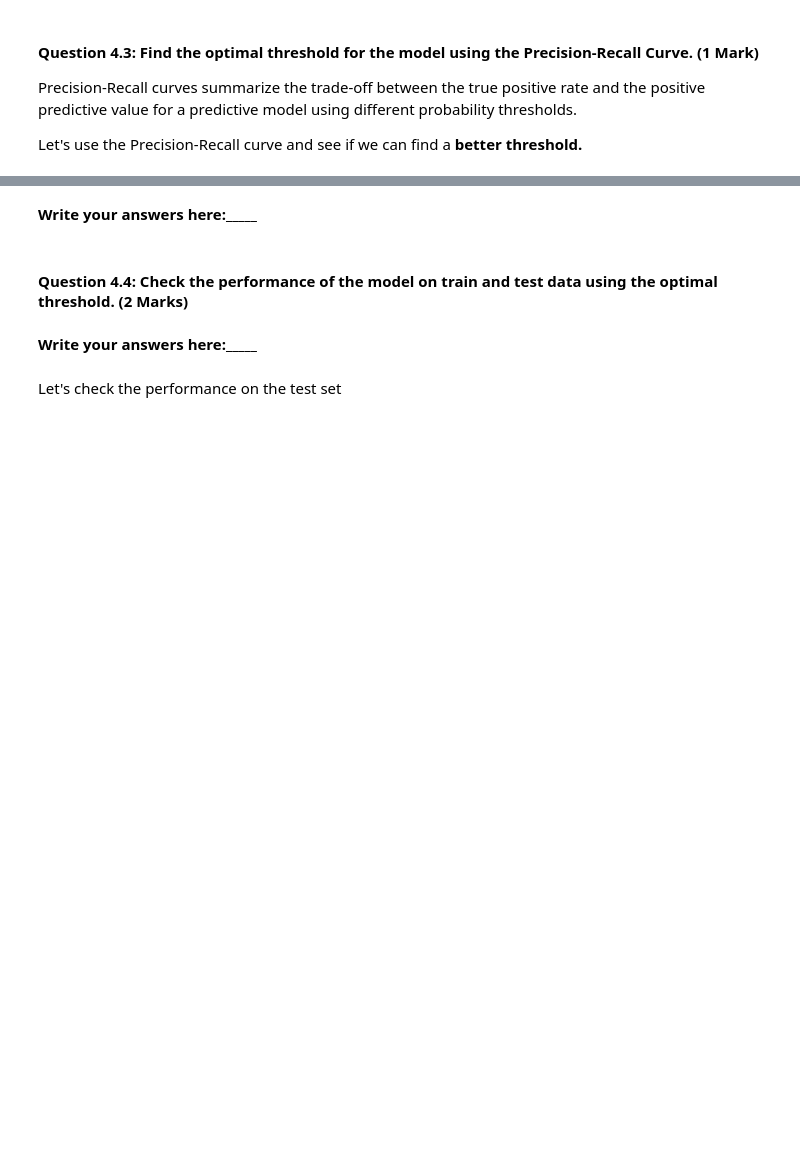
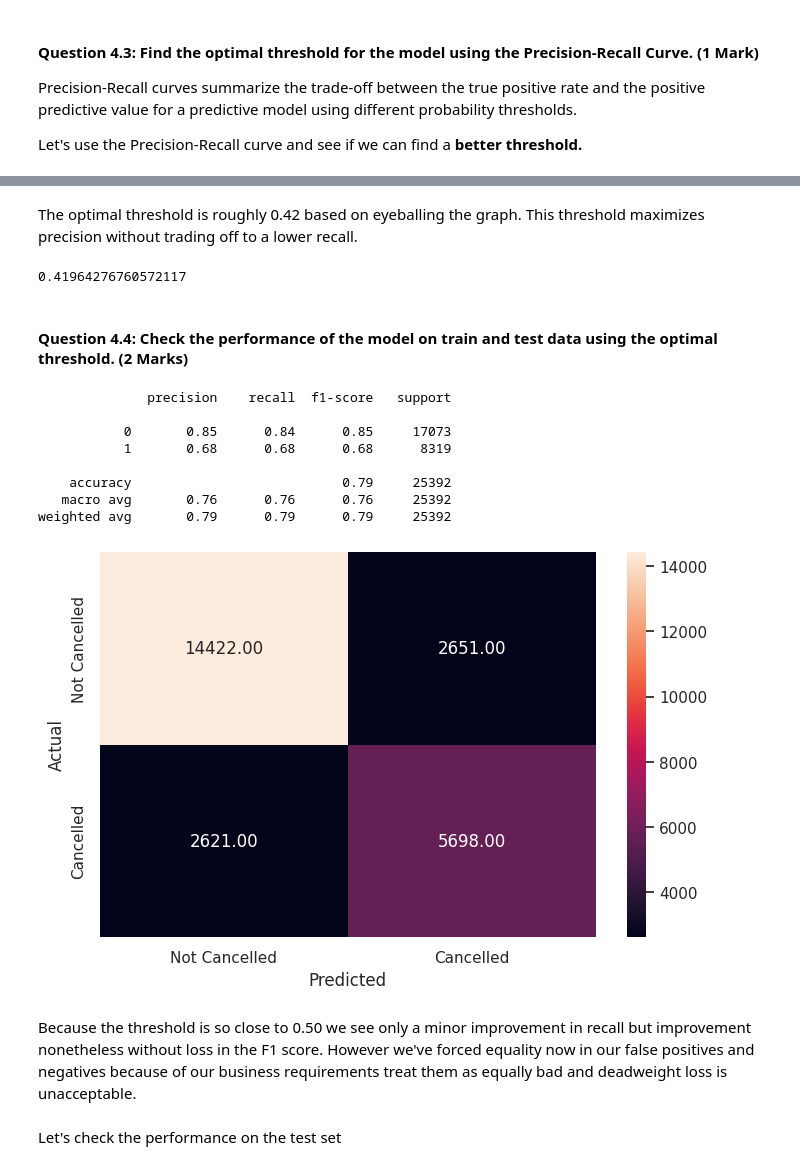
Before and after one commit to rbarrimond/great-learning, a Jupyter notebook: week-5-classification-and-hypothesis-testing/CHT_Graded_Project_Learner_Notebook.ipynb, the cells around one changed output, grey strips where cells are left out. Cells and saved outputs as stored; diff of their text form; code cells hidden in the pictures; blank space fills up the shorter version.

```diff
--- a/week-5-classification-and-hypothesis-testing/CHT_Graded_Project_Learner_Notebook.ipynb
+++ b/week-5-classification-and-hypothesis-testing/CHT_Graded_Project_Learner_Notebook.ipynb
@@ -600,18 +600,35 @@ plt.show()
 # %% [markdown]
-**Write your answers here:_____**
+The optimal threshold is roughly 0.42 based on eyeballing the graph. This threshold maximizes precision without trading off to a lower recall.
 # %%
 # Setting the optimal threshold
-optimal_threshold = ___________
+score_df = pd.DataFrame()
+score_df['precisions_lg'] = precisions_lg[:-1]
+score_df['recalls_lg'] = recalls_lg[:-1]
+score_df['thresholds_lg'] = thresholds_lg
+optimal_threshold = score_df['thresholds_lg'].loc[np.abs(score_df['precisions_lg'] - score_df['recalls_lg']) < 0.001].mean()
+optimal_threshold
+# %% [output]
+0.41964276760572117
 # %% [markdown]
 #### **Question 4.4: Check the performance of the model on train and test data using the optimal threshold. (2 Marks)**
 # %%
 # Remove _________ and complete the code
 
 # Creating confusion matrix
-y_pred_train = lg.predict_proba(________)
-metrics_score(______________)
+y_pred_train_proba = lg.predict_proba(X_train)
+metrics_score(y_train, y_pred_train_proba[:,1] > optimal_threshold)
+# %% [output]
+              precision    recall  f1-score   support
+
+           0       0.85      0.84      0.85     17073
+           1       0.68      0.68      0.68      8319
+
+    accuracy                           0.79     25392
+   macro avg       0.76      0.76      0.76     25392
+weighted avg       0.79      0.79      0.79     25392
+[figure, added]
 # %% [markdown]
-**Write your answers here:_____**
+Because the threshold is so close to 0.50 we see only a minor improvement in recall but improvement nonetheless without loss in the F1 score. However we've forced equality now in our false positives and negatives because of our business requirements treat them as equally bad and deadweight loss is unacceptable.
 # %% [markdown]
 Let's check the performance on the test set
 # %%
```
Also changed, not shown: parts of 49 cells of this notebook.
